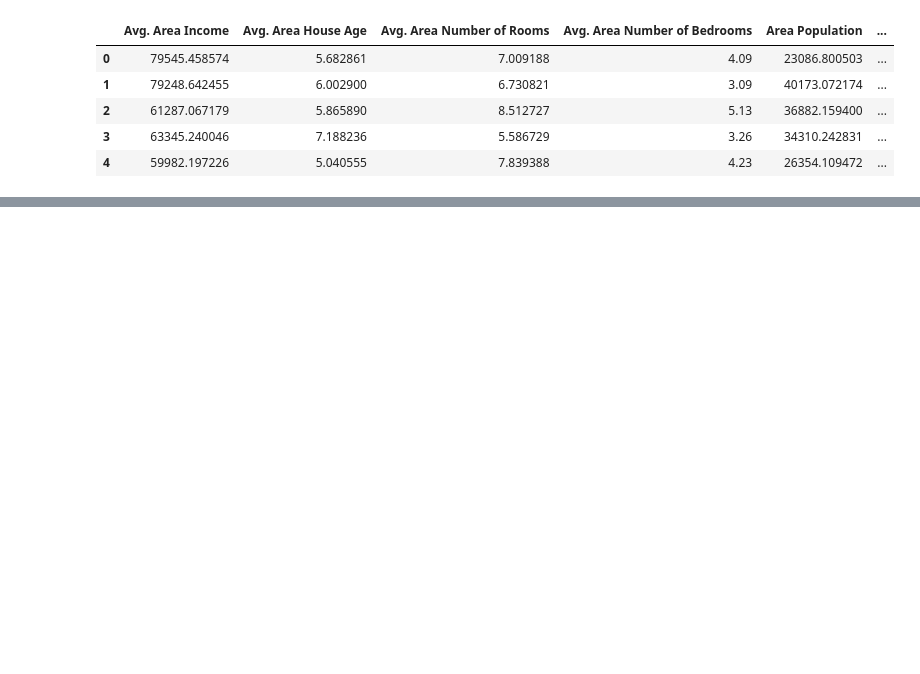
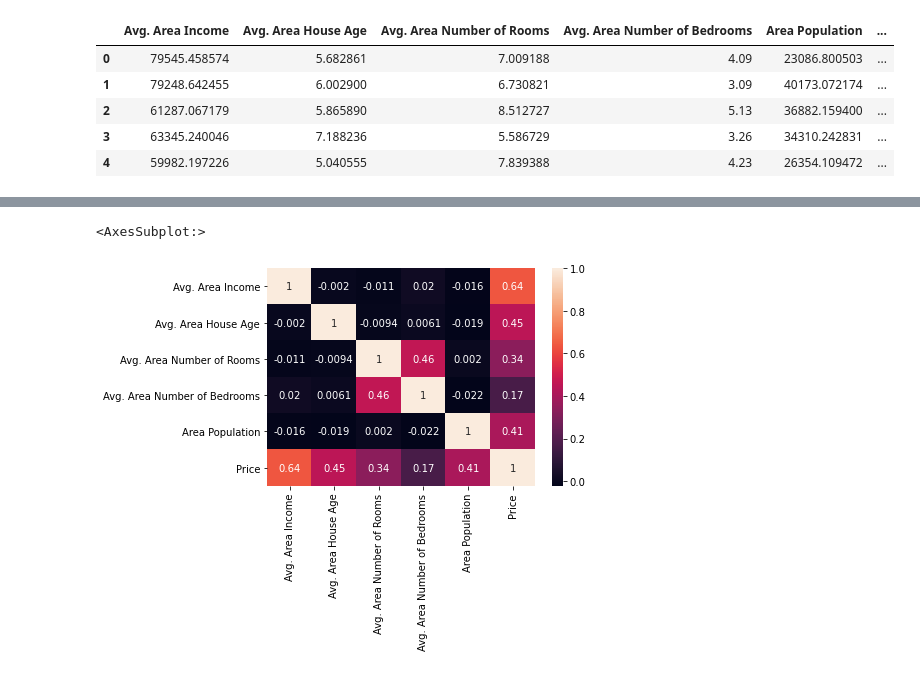
Before and after one commit to KamaCZ/machineLearning_Pro1, a Jupyter notebook: machineLearning_pro1.ipynb, the cells around one changed output, grey strips where cells are left out. Saved outputs shown, nothing was run; the diff lists cells and outputs as text; code cells hidden in the pictures; blank space fills up the shorter version.

```diff
--- a/machineLearning_pro1.ipynb
+++ b/machineLearning_pro1.ipynb
@@ -19,0 +65,5 @@ df.head()
+# %%
+sns.heatmap(df.corr(),annot=True)
+# %% [output]
+<AxesSubplot:>
+[figure, added]
```
Also changed, not shown: parts of 10 cells of this notebook.
